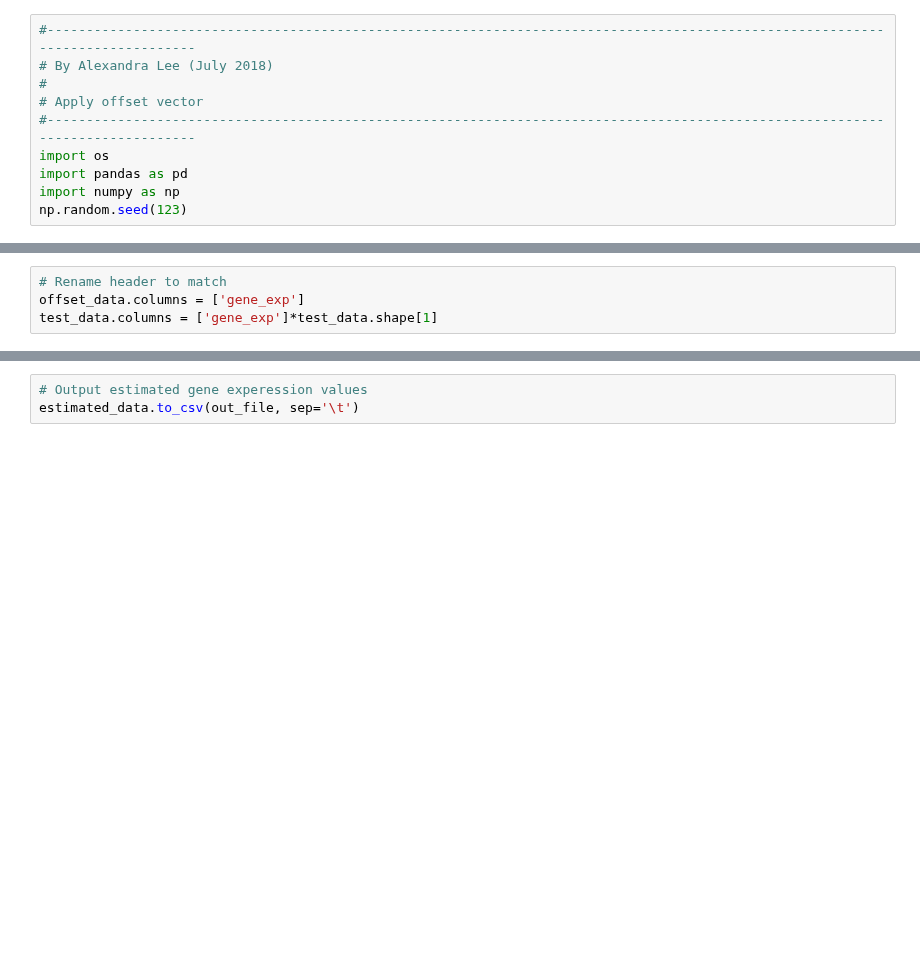
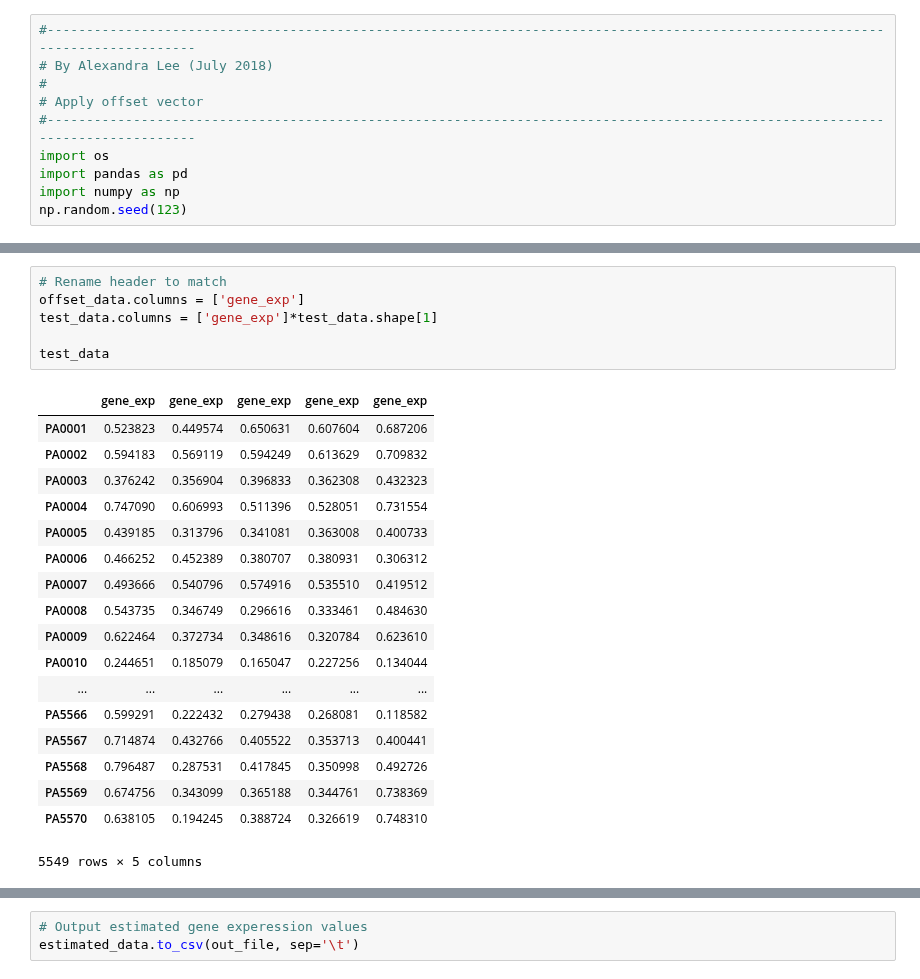
Before and after one commit to greenelab/Pseudomonas_latent_spaces, a Jupyter notebook: scripts/apply_offset.ipynb, the cells around one changed output, grey strips where cells are left out. Drawn from its saved outputs; the diff is of its cells as text; blank space fills up the shorter version.

```diff
--- a/scripts/apply_offset.ipynb
+++ b/scripts/apply_offset.ipynb
@@ -43,7 +67,28 @@ offset_data.head(5)
 # %%
 # Rename header to match
 offset_data.columns = ['gene_exp']
 test_data.columns = ['gene_exp']*test_data.shape[1]
+
+test_data
+# %% [output]
+|  | gene_exp | gene_exp | gene_exp | gene_exp | gene_exp |
+| PA0001 | 0.523823 | 0.449574 | 0.650631 | 0.607604 | 0.687206 |
+| PA0002 | 0.594183 | 0.569119 | 0.594249 | 0.613629 | 0.709832 |
+| PA0003 | 0.376242 | 0.356904 | 0.396833 | 0.362308 | 0.432323 |
+| PA0004 | 0.747090 | 0.606993 | 0.511396 | 0.528051 | 0.731554 |
+| PA0005 | 0.439185 | 0.313796 | 0.341081 | 0.363008 | 0.400733 |
+| PA0006 | 0.466252 | 0.452389 | 0.380707 | 0.380931 | 0.306312 |
+| PA0007 | 0.493666 | 0.540796 | 0.574916 | 0.535510 | 0.419512 |
+| PA0008 | 0.543735 | 0.346749 | 0.296616 | 0.333461 | 0.484630 |
+| PA0009 | 0.622464 | 0.372734 | 0.348616 | 0.320784 | 0.623610 |
+| PA0010 | 0.244651 | 0.185079 | 0.165047 | 0.227256 | 0.134044 |
+| ... | ... | ... | ... | ... | ... |
+| PA5566 | 0.599291 | 0.222432 | 0.279438 | 0.268081 | 0.118582 |
+| PA5567 | 0.714874 | 0.432766 | 0.405522 | 0.353713 | 0.400441 |
+| PA5568 | 0.796487 | 0.287531 | 0.417845 | 0.350998 | 0.492726 |
+| PA5569 | 0.674756 | 0.343099 | 0.365188 | 0.344761 | 0.738369 |
+| PA5570 | 0.638105 | 0.194245 | 0.388724 | 0.326619 | 0.748310 |
+5549 rows × 5 columns
 # %%
 # Apply offset
 estimated_data = test_data.add(offset_data, axis = 'index')
```
Also changed, not shown: parts of 4 cells of this notebook, 4 other files.
